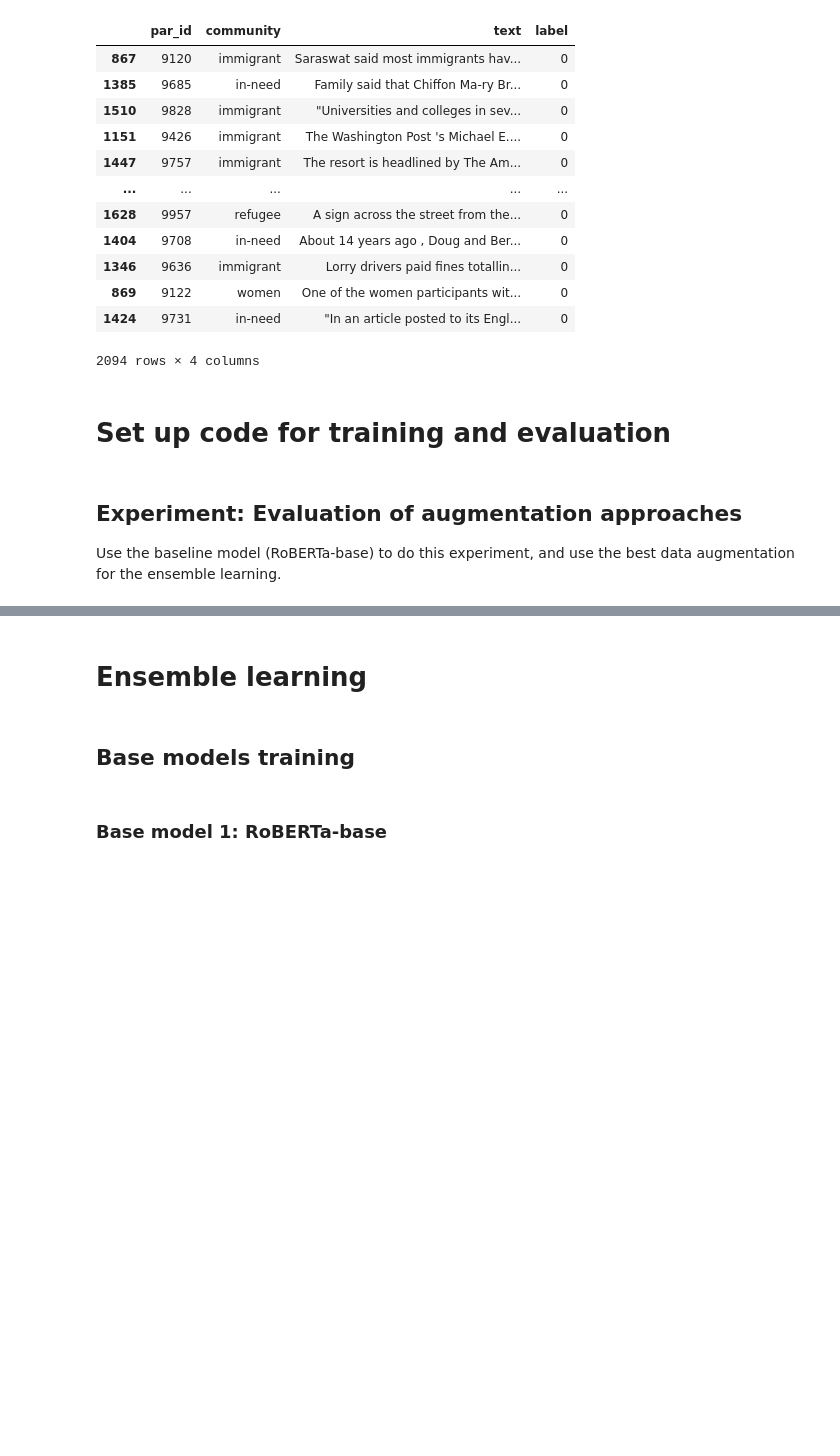
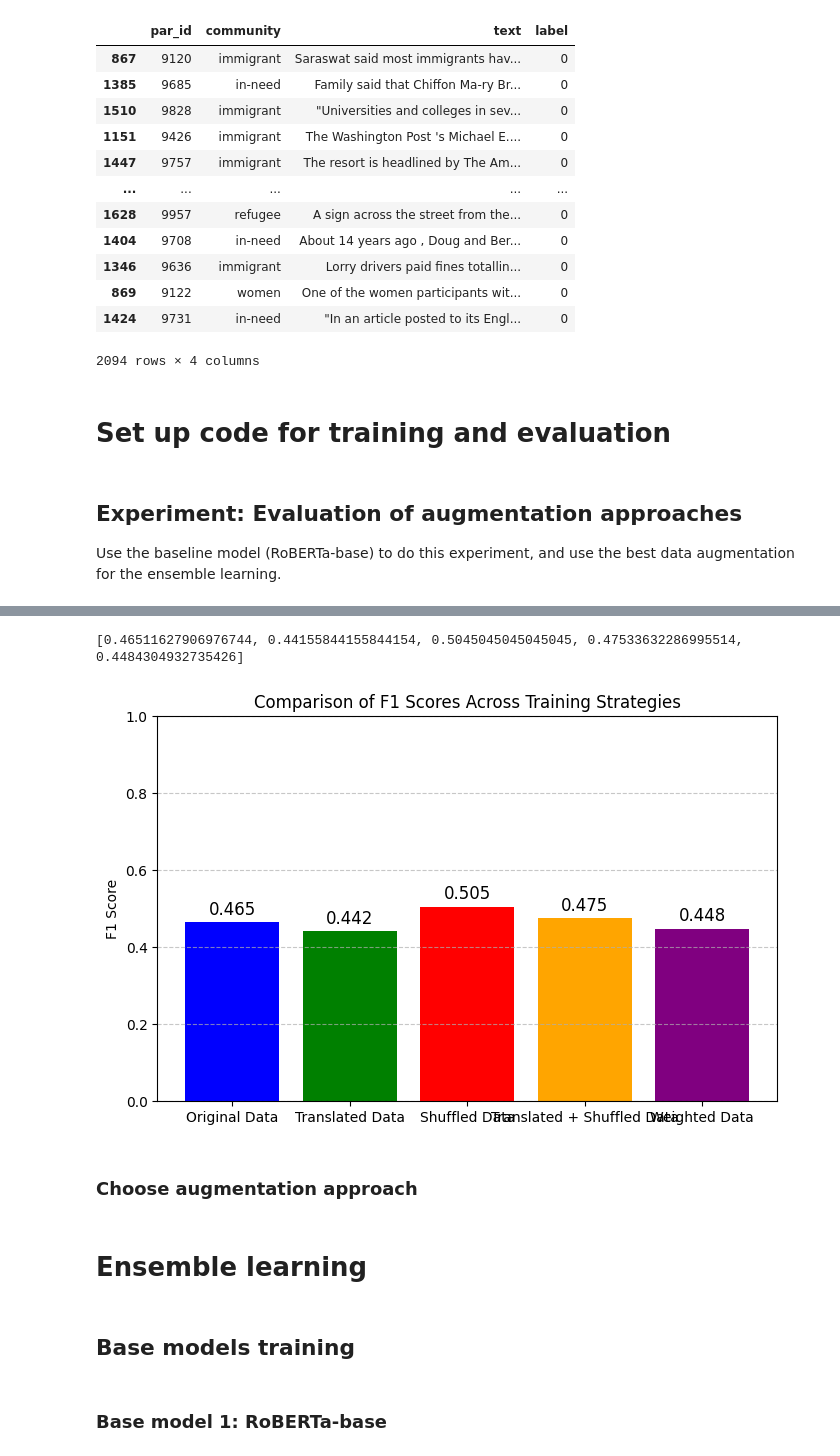
Before and after one commit to christin-s/nlp-pcl-analysis, a Jupyter notebook: Ensemble_learning_new.ipynb, the cells around one changed output, grey strips where cells are left out. Cells and saved outputs as stored; diff of their text form; code cells hidden in the pictures; blank space fills up the shorter version.

Commit message:
Added augmentation experiment. Use shuffled data for training

```diff
--- a/Ensemble_learning_new.ipynb
+++ b/Ensemble_learning_new.ipynb
@@ -678,7 +659,7 @@ def load_model_and_tokenizer(model_name):
 
     return model, tokenizer
 # %%
-def train_and_validate_model(model, tokenizer, training_set, num_epochs=10, batch_size=32, learning_rate=2e-5):
+def train_and_validate_model(model, tokenizer, training_set, num_epochs=10, batch_size=32, learning_rate=2e-5, patience=3):
     train_texts = training_set['text'].tolist()
     train_labels = training_set['label'].tolist()
 
@@ -696,7 +677,6 @@ def train_and_validate_model(model, tokenizer, training_set, num_epochs=10, batc
     scheduler = optim.lr_scheduler.StepLR(optimizer, step_size=1, gamma=0.1)
 
     best_f1 = 0
-    patience = 2
     counter = 0
 
     model.train()
@@ -810,0 +815,18 @@ Validation F1 Score: 0.4554
+# %%
+# Load the translated + sentence shuffled data
+translated_shuffled_training_set = pd.read_csv('our_data/translated_and_shuffled.csv')
+weighted_resampled_set = pd.read_csv('our_data/resampled_weighted_data.csv')
+
+# Train and validate the model on the translated + sentence shuffled data
+model, tokenizer = load_model_and_tokenizer("FacebookAI/roberta-base")
+predictions, true_labels = train_and_validate_model(model, tokenizer, translated_shuffled_training_set)
+f1_translated_shuffled = f1_score(true_labels, predictions, average="binary")
+
+# Train and validate the model on the weighted sampled data
+model, tokenizer = load_model_and_tokenizer("FacebookAI/roberta-base")
+predictions, true_labels = train_and_validate_model(model, tokenizer, weighted_resampled_set)
+f1_weighted = f1_score(true_labels, predictions, average="binary")
+
+# Define labels and scores
+methods = ["Original Data", "Translated Data", "Shuffled Data", "Translated + Shuffled Data", "Weighted Data"]
+f1_scores = [f1_original, f1_translated, f1_shuffled, f1_translated_shuffled, f1_weighted]
@@ -810,0 +860,24 @@ Validation F1 Score: 0.4554
+# %%
+# Define labels and scores
+methods = ["Original Data", "Translated Data", "Shuffled Data", "Translated + Shuffled Data", "Weighted Data"]
+f1_scores = [f1_original, f1_translated, f1_shuffled, f1_translated_shuffled, f1_weighted]
+print(f1_scores)
+
+# Plot the bar chart
+plt.figure(figsize=(8, 5))
+plt.bar(methods, f1_scores, color=["blue", "green", "red", "orange", "purple"])
+plt.ylim(0, 1)  # F1 scores range from 0 to 1
+plt.ylabel("F1 Score")
+plt.title("Comparison of F1 Scores Across Training Strategies")
+plt.grid(axis="y", linestyle="--", alpha=0.7)
+
+# Display values on top of bars
+for i, score in enumerate(f1_scores):
+    plt.text(i, score + 0.02, f"{score:.3f}", ha="center", fontsize=12)
+
+plt.show()
+# %% [output]
+[0.46511627906976744, 0.44155844155844154, 0.5045045045045045, 0.47533632286995514, 0.4484304932735426]
+[figure, added]
+# %% [markdown]
+### Choose augmentation approach
```
Also changed, not shown: parts of 20 cells of this notebook, 4 other files.
